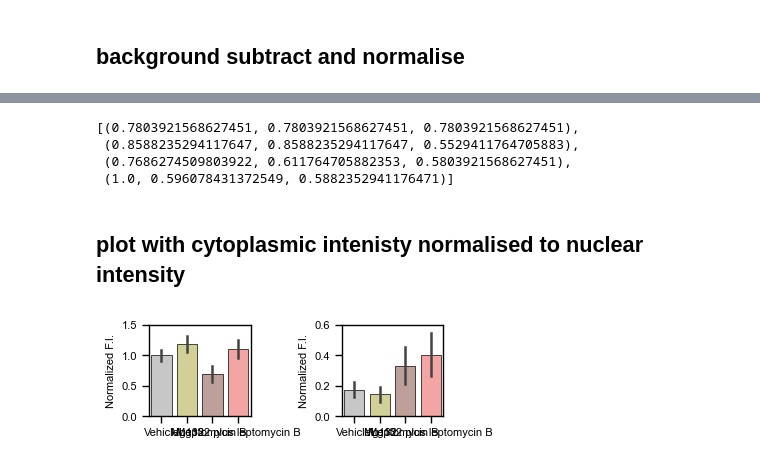
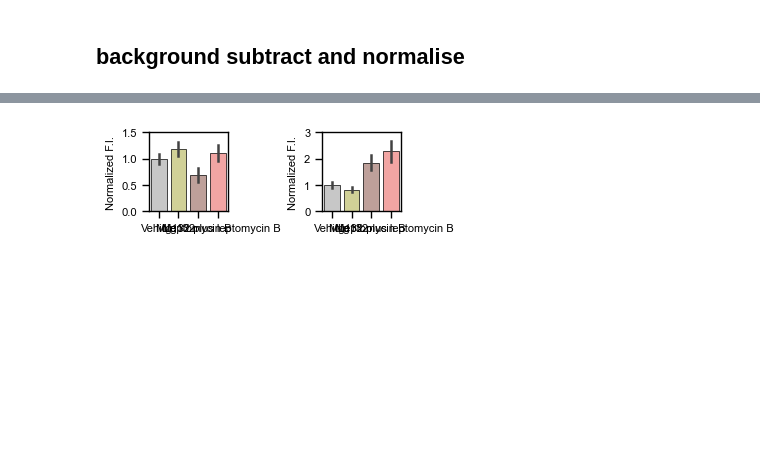
Before and after one commit to berrygroup/publications, a Jupyter notebook: 2026_POLR2A_homeostasis/Imaging/NikonSpinningDisk/CytoplasmicPOLR2A/CytoplasmicPOLR2A.ipynb, the cells around one changed output, grey strips where cells are left out. Cells and saved outputs as stored; diff of their text form; code cells hidden in the pictures; blank space fills up the shorter version.

```diff
--- a/2026_POLR2A_homeostasis/Imaging/NikonSpinningDisk/CytoplasmicPOLR2A/CytoplasmicPOLR2A.ipynb
+++ b/2026_POLR2A_homeostasis/Imaging/NikonSpinningDisk/CytoplasmicPOLR2A/CytoplasmicPOLR2A.ipynb
@@ -439,0 +354,6 @@ Ints_By_Well.DRUG.unique(), Ints_By_Well.PRIMARY_1.unique(), Ints_By_Well.PRIMAR
+# %%
+IntensitiesByWell2_HCT116 = IntensitiesByWell2.query('CELL == "HCT116"')
+# %%
+HCT116_F12_Nuclear_NV_2 = IntensitiesByWell2_HCT116.query('DRUG == "Vehicle" & PRIMARY_1 == "Total Pol II (F12)"')['NUCLEUS_IF_647_Intensity_BGS'].mean()
+
+HCT116_F12_Cytoplasm_NV_2 = IntensitiesByWell2_HCT116.query('DRUG == "Vehicle" & PRIMARY_1 == "Total Pol II (F12)"')['CYTOPLASM_IF_647_Intensity_BGS'].mean()
@@ -439,0 +364,3 @@ Ints_By_Well.DRUG.unique(), Ints_By_Well.PRIMARY_1.unique(), Ints_By_Well.PRIMAR
+# %%
+IntensitiesByWell2_HCT116['NUCLEUS_IF_647_Intensity_NORMED'] = IntensitiesByWell2_HCT116['NUCLEUS_IF_647_Intensity_BGS'] / HCT116_F12_Nuclear_NV_2
+IntensitiesByWell2_HCT116['CYTOPLASM_IF_647_Intensity_NORMED'] = IntensitiesByWell2_HCT116['CYTOPLASM_IF_647_Intensity_BGS'] / HCT116_F12_Cytoplasm_NV_2
@@ -439,0 +413,5 @@ Ints_By_Well.DRUG.unique(), Ints_By_Well.PRIMARY_1.unique(), Ints_By_Well.PRIMAR
+# %%
+IntensitiesByWell1_HCT116['EXPERIMENT'] = '260119_CytoplasmicPOLR2A'
+IntensitiesByWell2_HCT116['EXPERIMENT'] = '260306_CytoplasmicPOLR2A'
+
+IntensitiesByWell_HCT116 = pd.concat([IntensitiesByWell1_HCT116, IntensitiesByWell2_HCT116])
@@ -478,48 +578,43 @@ sns.color_palette('tab20')
-# %%
-pal = sns.color_palette([sns.color_palette('tab20')[15], sns.color_palette('tab20')[17],  sns.color_palette('tab20')[11], sns.color_palette('tab20')[7]])
-pal
-# %% [output]
-[(0.7803921568627451, 0.7803921568627451, 0.7803921568627451),
- (0.8588235294117647, 0.8588235294117647, 0.5529411764705883),
- (0.7686274509803922, 0.611764705882353, 0.5803921568627451),
- (1.0, 0.596078431372549, 0.5882352941176471)]
-# %% [markdown]
-## plot with cytoplasmic intenisty normalised to nuclear intensity
 # %%
 sns.set_context('paper')
 
-f, a = plt.subplots(ncols = 2, figsize = (4,1.5))
+f, a = plt.subplots(ncols = 2, figsize = (3.7,1.8))
 
-g = sns.barplot(Ints_By_Well.query('CELL == "HCT116" & DRUG in @drug_order_plot'),
-              x = 'DRUG', order = drug_order_plot,
-              y = 'NUCLEUS_F12_NORM',
-              ax = a[0],
-              hue = 'DRUG', hue_order = drug_order_plot, dodge = False, palette = pal,
+g = sns.barplot(IntensitiesByWell_HCT116.query('CELL == "HCT116" & DRUG in @drug_order_plot'),
+                x = 'DRUG', order = drug_order_plot,
+                y = 'NUCLEUS_IF_647_Intensity_NORMED',
+                hue = 'DRUG', hue_order = drug_order_plot, dodge = False, palette = pal,
                 edgecolor = 'black', linewidth = 0.5,
-                errorbar = 'sd')
+                errorbar = 'sd',
+                ax = a[0])
 g.legend().remove()
 
-g = sns.barplot(Ints_By_Well.query('CELL == "HCT116" & DRUG in @drug_order_plot'),
-              x = 'DRUG', order = drug_order_plot,
-              y = 'CYTO_F12_NORM',
-              ax = a[1],
-              hue = 'DRUG', hue_order = drug_order_plot, dodge = False, palette = pal,
+g = sns.barplot(IntensitiesByWell_HCT116.query('CELL == "HCT116" & DRUG in @drug_order_plot'),
+                x = 'DRUG', order = drug_order_plot,
+                y = 'CYTOPLASM_IF_647_Intensity_NORMED',
+                hue = 'DRUG', hue_order = drug_order_plot, dodge = False, palette = pal,
                 edgecolor = 'black', linewidth = 0.5,
-                errorbar = 'sd')
+                errorbar = 'sd',
+                ax = a[1])
 g.legend().remove()
 
+
+
 a[0].set_ylim(0,1.5)
-a[1].set_ylim(0,0.6)
+a[1].set_ylim(0,3)
+a[1].set_yticks([0,1,2,3])
 
 for i in range(2):
     a[i].set_xlabel('', fontsize = 8)
     a[i].set_ylabel('Normalized F.I.', fontsize = 8)
-    a[i].set_box_aspect(0.9)
+    a[i].set_box_aspect(1)
     a[i].tick_params(axis='both', labelsize=8)
 
 plt.tight_layout()
+
+plt.savefig('HCT116_MG132_LMB_cyto_nuclear.svg')
 # %% [output]
-[figure, old version]
+[figure, new version]
 # %%
 sns.set_context('paper')
 
```
Also changed, not shown: parts of 124 cells of this notebook, 9 other files.
